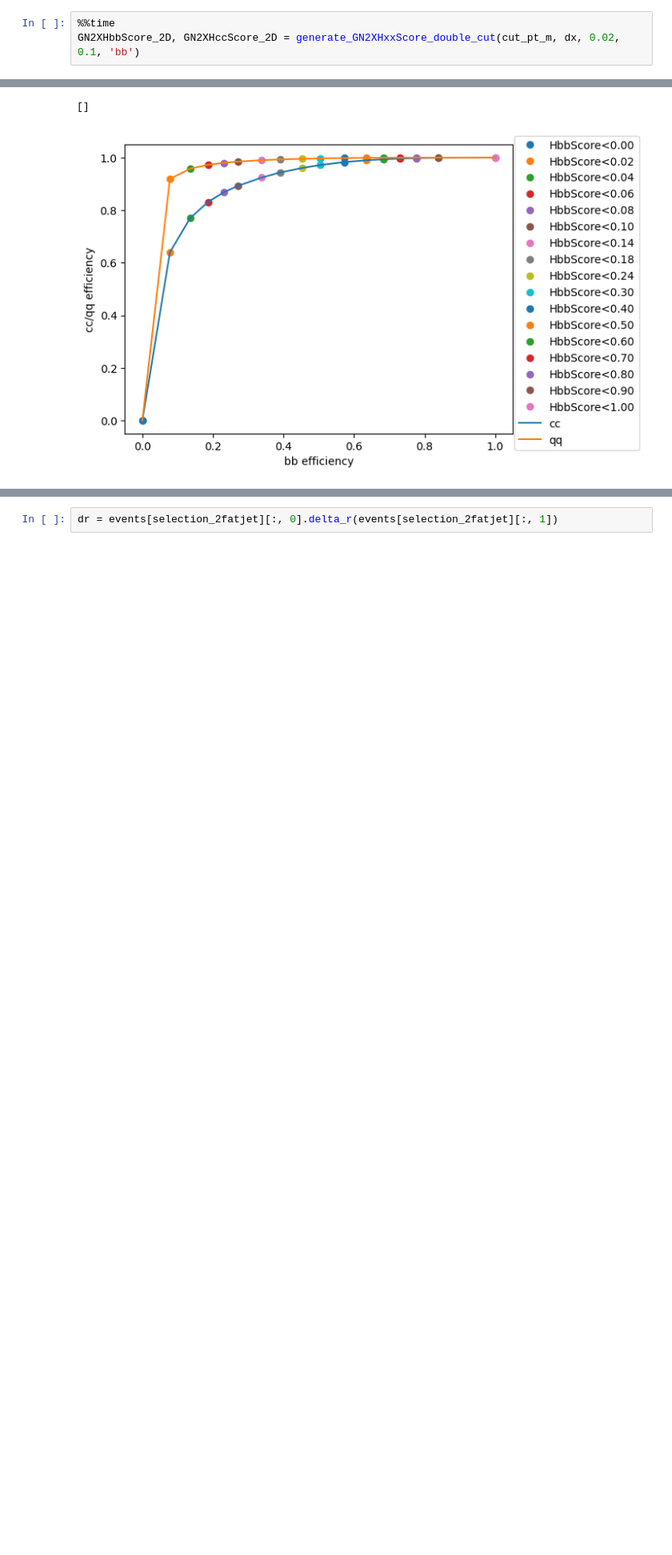
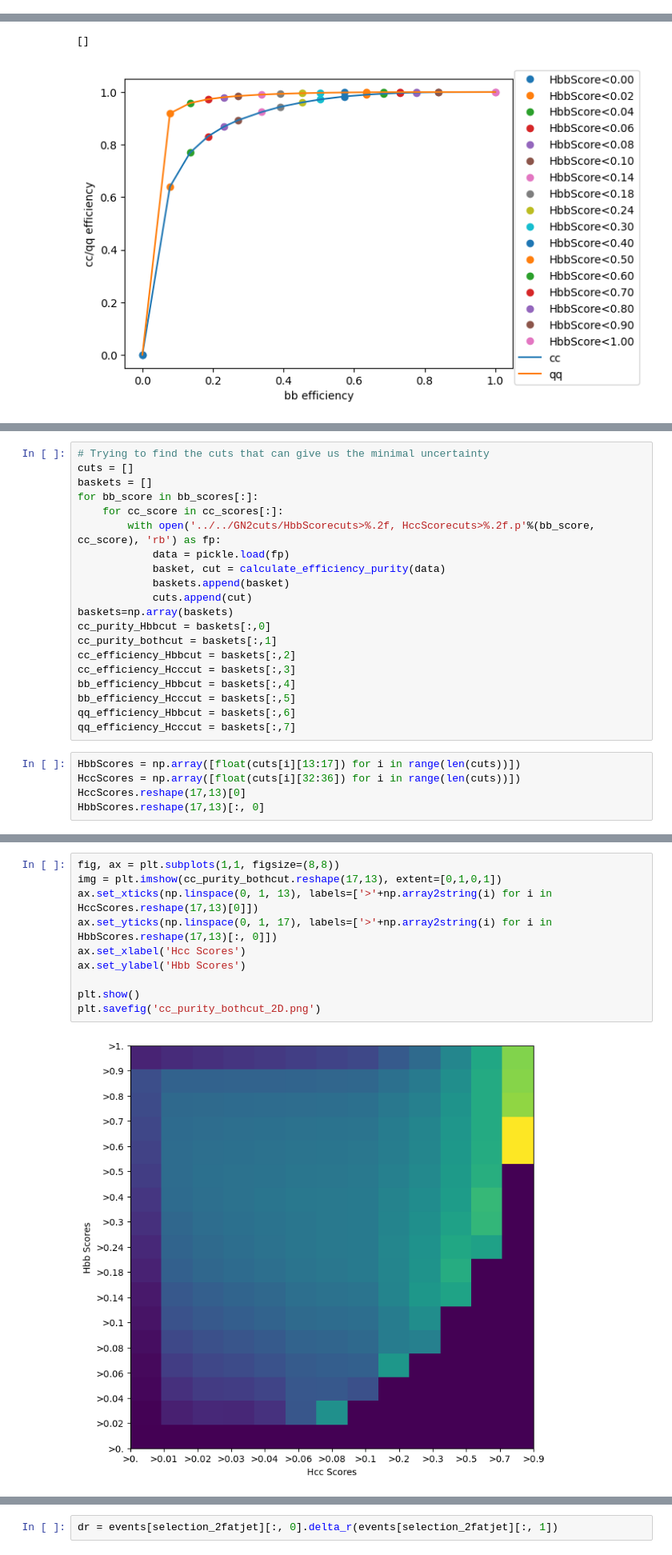
Before and after one commit to dyl64/Dongyi-Oral-Qual, a Jupyter notebook: notebooks/coffea_Zcc_analysis.ipynb, the cells around one changed output, grey strips where cells are left out. Shown at 80% size. Cells and saved outputs as stored; diff of their text form; blank space fills up the shorter version.

```diff
--- a/notebooks/coffea_Zcc_analysis.ipynb
+++ b/notebooks/coffea_Zcc_analysis.ipynb
@@ -503,6 +497,3 @@ def generate_GN2XHxxScore_double_cut(cut_pt_m, dx, bb_score, cc_score, order):
 
 
     return GN2XHbbScore, GN2XHccScore
-# %%
-%%time
-GN2XHbbScore_2D, GN2XHccScore_2D = generate_GN2XHxxScore_double_cut(cut_pt_m, dx, 0.02, 0.1, 'bb')
@@ -625,0 +1016,25 @@ plt.plot()
+# %%
+# Trying to find the cuts that can give us the minimal uncertainty
+cuts = []
+baskets = []
+for bb_score in bb_scores[:]:
+    for cc_score in cc_scores[:]:
+        with open('../../GN2cuts/HbbScorecuts>%.2f, HccScorecuts>%.2f.p'%(bb_score, cc_score), 'rb') as fp:
+            data = pickle.load(fp)
+            basket, cut = calculate_efficiency_purity(data)
+            baskets.append(basket)
+            cuts.append(cut)
+baskets=np.array(baskets)
+cc_purity_Hbbcut = baskets[:,0]
+cc_purity_bothcut = baskets[:,1]
+cc_efficiency_Hbbcut = baskets[:,2]
+cc_efficiency_Hcccut = baskets[:,3]
+bb_efficiency_Hbbcut = baskets[:,4]
+bb_efficiency_Hcccut = baskets[:,5]
+qq_efficiency_Hbbcut = baskets[:,6]
+qq_efficiency_Hcccut = baskets[:,7]
+# %%
+HbbScores = np.array([float(cuts[i][13:17]) for i in range(len(cuts))])
+HccScores = np.array([float(cuts[i][32:36]) for i in range(len(cuts))])
+HccScores.reshape(17,13)[0]
+HbbScores.reshape(17,13)[:, 0]
@@ -625,0 +1044,12 @@ plt.plot()
+# %%
+fig, ax = plt.subplots(1,1, figsize=(8,8))
+img = plt.imshow(cc_purity_bothcut.reshape(17,13), extent=[0,1,0,1])
+ax.set_xticks(np.linspace(0, 1, 13), labels=['>'+np.array2string(i) for i in HccScores.reshape(17,13)[0]])
+ax.set_yticks(np.linspace(0, 1, 17), labels=['>'+np.array2string(i) for i in HbbScores.reshape(17,13)[:, 0]])
+ax.set_xlabel('Hcc Scores')
+ax.set_ylabel('Hbb Scores')
+
+plt.show()
+plt.savefig('cc_purity_bothcut_2D.png')
+# %% [output]
+[figure, added]
```
Also changed, not shown: parts of 31 cells of this notebook.
